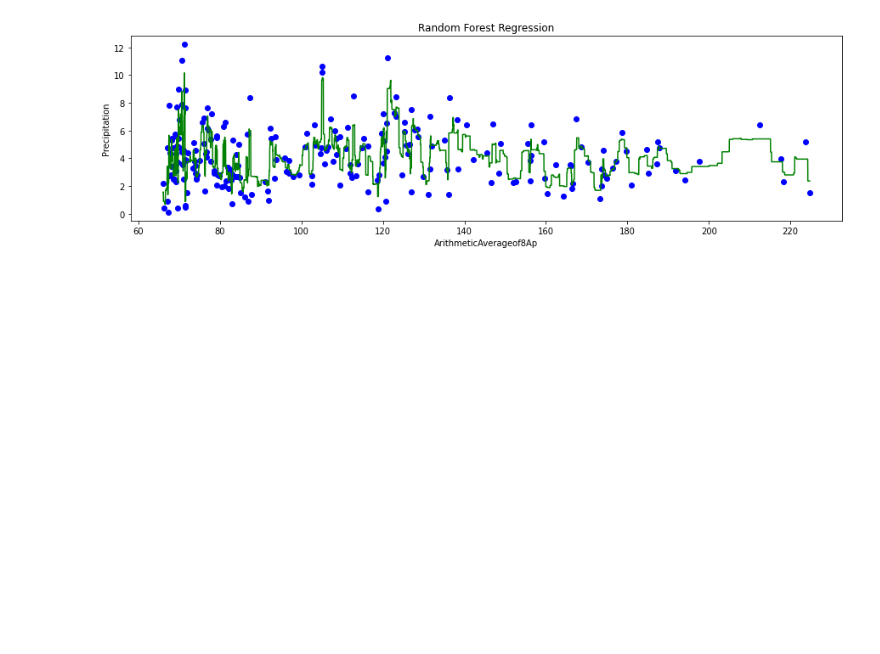
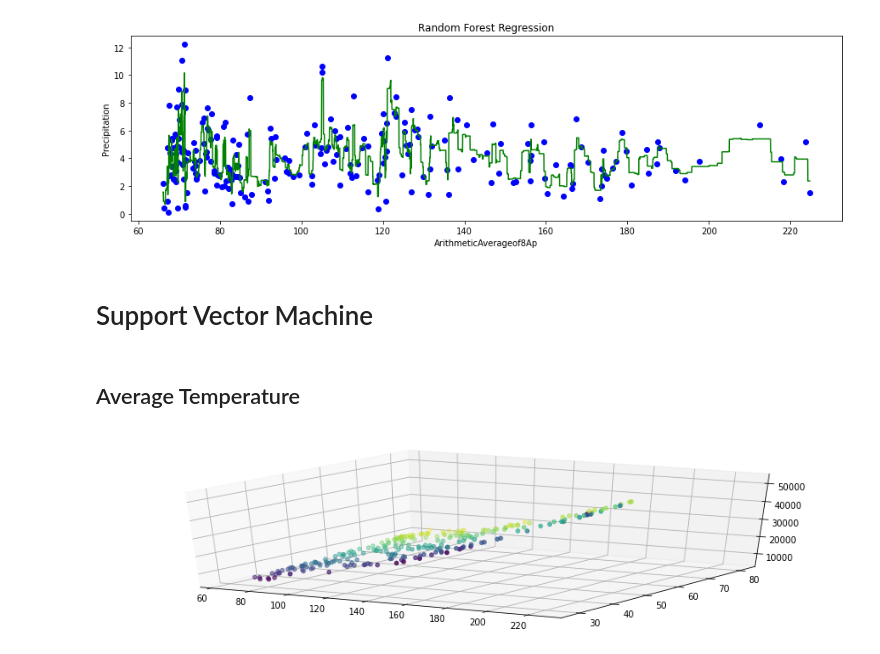
Before and after one commit to heatherholcomb/EffectsOfSpaceWeather, a Jupyter notebook: EffectsOfSpaceWeather_Ap_Climate.ipynb, the cells around one changed output. Cells and saved outputs as stored; diff of their text form; code cells hidden in the pictures; blank space fills up the shorter version.

```diff
--- a/EffectsOfSpaceWeather_Ap_Climate.ipynb
+++ b/EffectsOfSpaceWeather_Ap_Climate.ipynb
@@ -600,3 +669,21 @@ plt.ylabel('Precipitation')
 plt.show()
 # %% [output]
 [figure]
+# %% [markdown]
+# Support Vector Machine
+# %% [markdown]
+## Average Temperature
+# %%
+x = df.iloc[:,7:8].values
+y = df.iloc[:, 14].values
+x = x.reshape((-1, 1))
+y = y.reshape((-1, 1))
+z = (x**2 + y**2)
+X = np.hstack((x, z))
+
+fig = plt.figure()
+axes = fig.add_subplot(111, projection = '3d')
+axes.scatter(x, y, x**2 + y**2, c = y, depthshade = True)
+plt.show()
+# %% [output]
+[figure, added]
```
Also changed, not shown: parts of 26 cells of this notebook, 4 other files.
